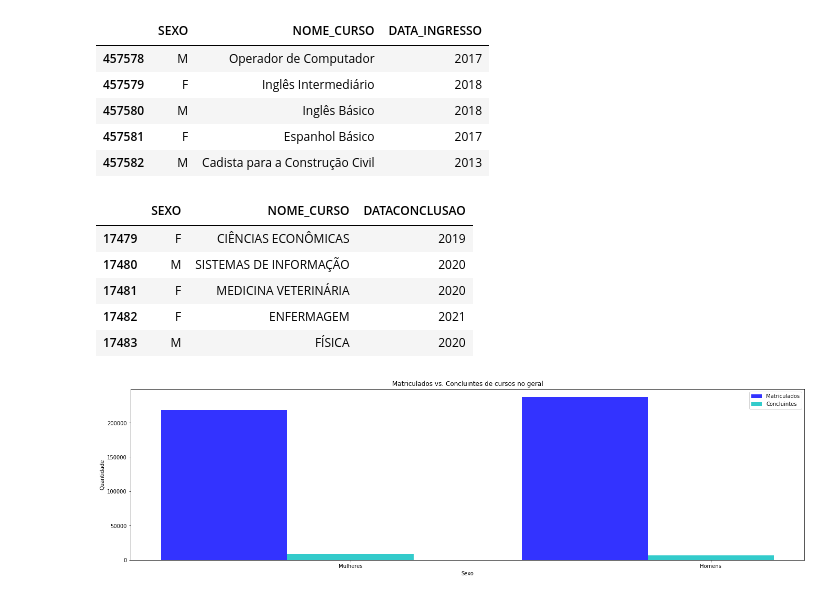
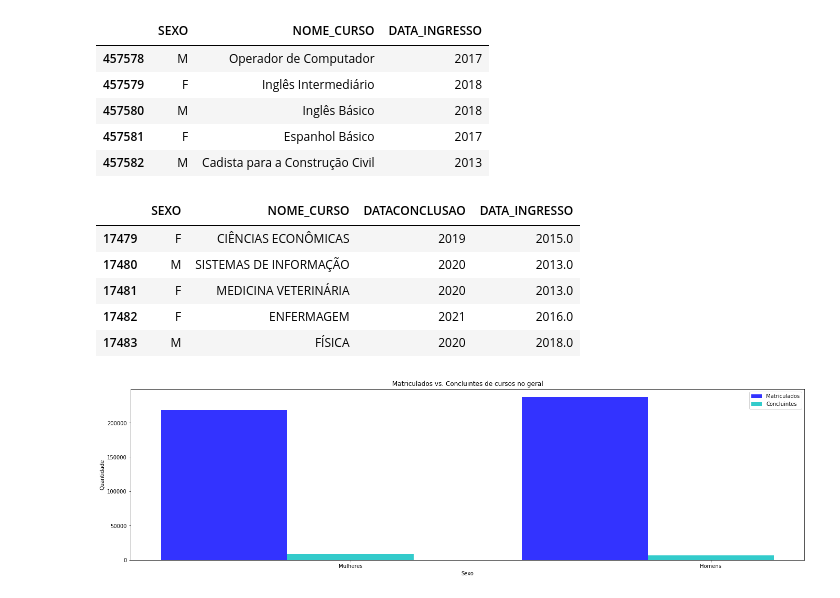
Before and after one commit to melarenina/tcc, a Jupyter notebook: ingresso_mulheres_vs_conclusao.ipynb, the cells around one changed output. Drawn from its saved outputs; the diff is of its cells as text; code cells hidden in the pictures.

```diff
--- a/ingresso_mulheres_vs_conclusao.ipynb
+++ b/ingresso_mulheres_vs_conclusao.ipynb
@@ -128,19 +128,18 @@ dados_matriculas.tail()
 # %%
 # DataFrame "dados_conclusao"
 # É a união de todos os datasets com data de matrículas.
 
 dados_conclusao = df_rel_diplomados.append(df_dipl_ano, ignore_index=True)
 dados_conclusao = dados_conclusao.append(df_dipl_graduacao, ignore_index=True)
 dados_conclusao = dados_conclusao.append(df_dipl_mes, ignore_index=True)
-dados_conclusao = dados_conclusao[['SEXO', 'NOME_CURSO', 'DATACONCLUSAO']]
 dados_conclusao.tail()
 # %% [output]
-|  | SEXO | NOME_CURSO | DATACONCLUSAO |
-| 17479 | F | CIÊNCIAS ECONÔMICAS | 2019 |
-| 17480 | M | SISTEMAS DE INFORMAÇÃO | 2020 |
-| 17481 | F | MEDICINA VETERINÁRIA | 2020 |
-| 17482 | F | ENFERMAGEM | 2021 |
-| 17483 | M | FÍSICA | 2020 |
+|  | SEXO | NOME_CURSO | DATACONCLUSAO | DATA_INGRESSO |
+| 17479 | F | CIÊNCIAS ECONÔMICAS | 2019 | 2015.0 |
+| 17480 | M | SISTEMAS DE INFORMAÇÃO | 2020 | 2013.0 |
+| 17481 | F | MEDICINA VETERINÁRIA | 2020 | 2013.0 |
+| 17482 | F | ENFERMAGEM | 2021 | 2016.0 |
+| 17483 | M | FÍSICA | 2020 | 2018.0 |
 # %%
 # Gráfico de Procura feminina vs. concluintes feminina
 
```
Also changed, not shown: parts of 3 cells of this notebook.
